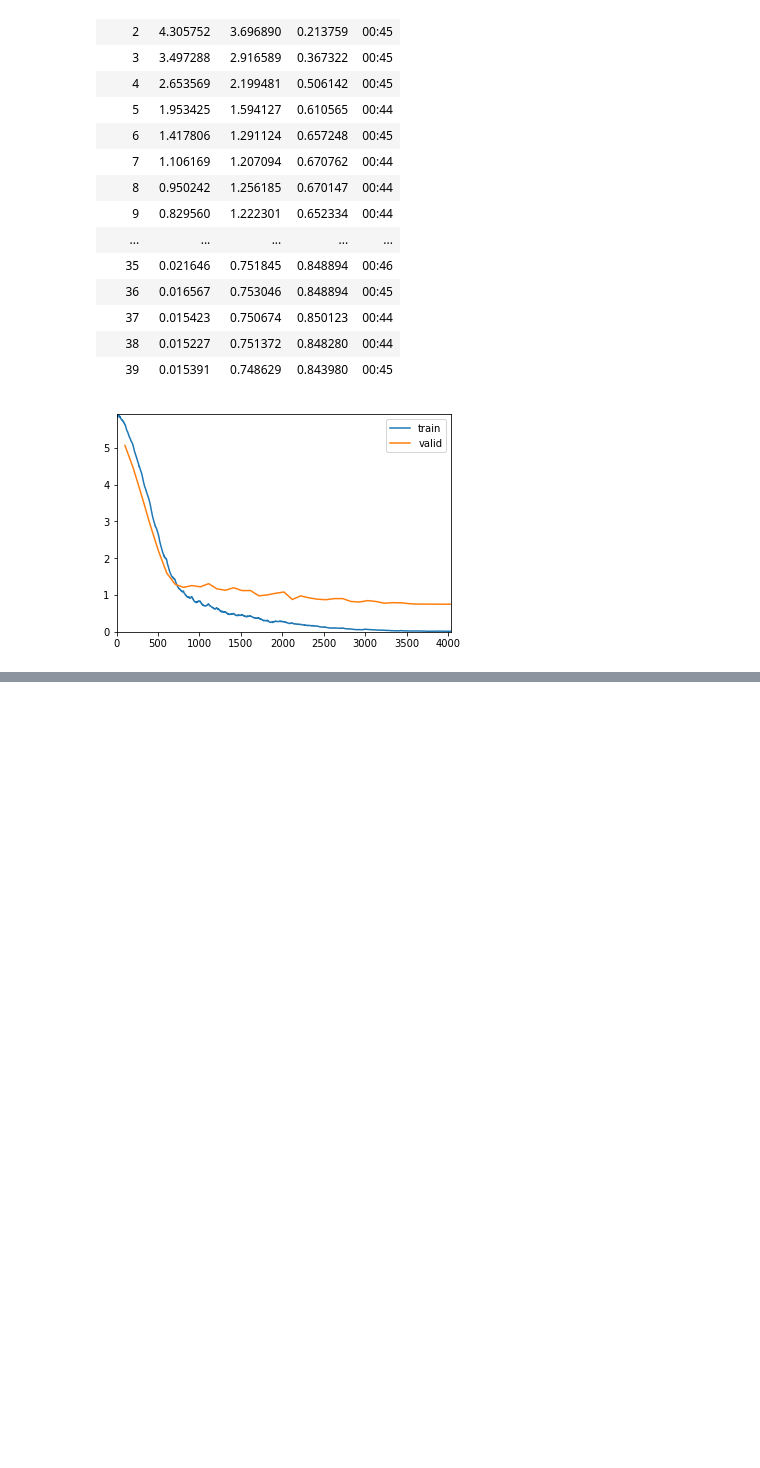
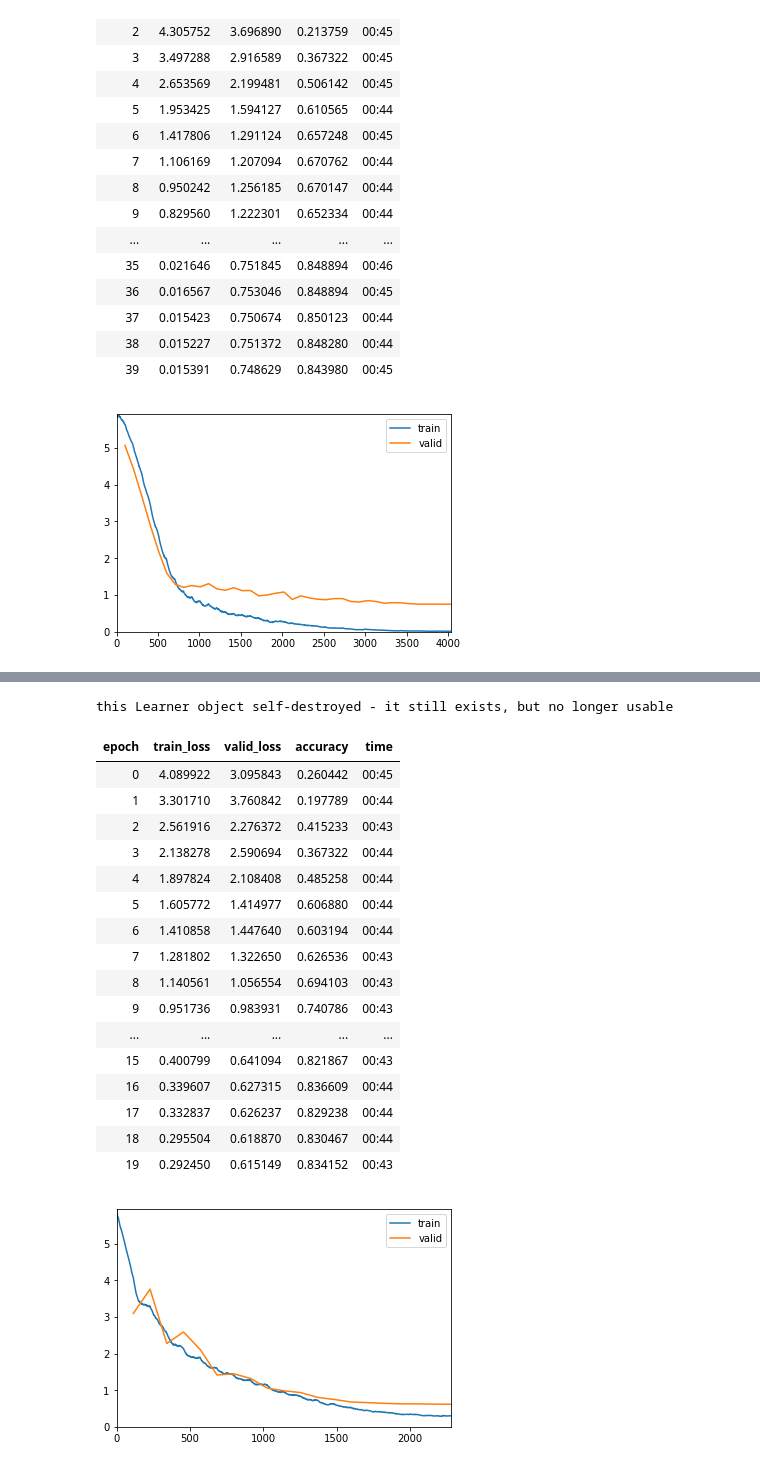
Before and after one commit to zerothphase/ai4sea_cv_challenge, a Jupyter notebook: Resnets.ipynb, the cells around one changed output, grey strips where cells are left out. Saved outputs shown, nothing was run; the diff lists cells and outputs as text; code cells hidden in the pictures; blank space fills up the shorter version.

```diff
--- a/Resnets.ipynb
+++ b/Resnets.ipynb
@@ -296,0 +350,43 @@ learn.save('res50_20epochs_64bs_sz224_wd1e-3_lrslice')
+# %%
+try:
+    learn.destroy()
+    del learn
+    gc.collect()
+except Exception as e:
+    print(e)
+# %% [output]
+this Learner object self-destroyed - it still exists, but no longer usable
+# %%
+tfms = get_transforms(max_zoom=1.05)
+sz = 224    #Squish Resize if a tuple is defined
+bs = 64
+img_data = ImageDataBunch.from_df(train_path, train_df,
+                                  ds_tfms=tfms, size=sz, fn_col=0, label_col=1, valid_pct=0.1, bs=bs)
+img_data_test = ImageDataBunch.from_df(test_path, test_df,
+                                  ds_tfms=None, size=sz, fn_col=0, label_col=1, valid_pct=0., bs=bs)
+# %%
+learn = cnn_learner(img_data, models.resnet50, metrics=[accuracy], loss_func=nn.CrossEntropyLoss(), path='.', callback_fns=ShowGraph)
+learn = learn.to_fp16()
+# %%
+lr = 1e-2
+wd = 1e-3
+learn.fit_one_cycle(20, max_lr=lr, wd=wd, div_factor=10, pct_start=0.1)
+# %% [output]
+| epoch | train_loss | valid_loss | accuracy | time |
+| 0 | 4.089922 | 3.095843 | 0.260442 | 00:45 |
+| 1 | 3.301710 | 3.760842 | 0.197789 | 00:44 |
+| 2 | 2.561916 | 2.276372 | 0.415233 | 00:43 |
+| 3 | 2.138278 | 2.590694 | 0.367322 | 00:44 |
+| 4 | 1.897824 | 2.108408 | 0.485258 | 00:44 |
+| 5 | 1.605772 | 1.414977 | 0.606880 | 00:44 |
+| 6 | 1.410858 | 1.447640 | 0.603194 | 00:44 |
+| 7 | 1.281802 | 1.322650 | 0.626536 | 00:43 |
+| 8 | 1.140561 | 1.056554 | 0.694103 | 00:43 |
+| 9 | 0.951736 | 0.983931 | 0.740786 | 00:43 |
+| ... | ... | ... | ... | ... |
+| 15 | 0.400799 | 0.641094 | 0.821867 | 00:43 |
+| 16 | 0.339607 | 0.627315 | 0.836609 | 00:44 |
+| 17 | 0.332837 | 0.626237 | 0.829238 | 00:44 |
+| 18 | 0.295504 | 0.618870 | 0.830467 | 00:44 |
+| 19 | 0.292450 | 0.615149 | 0.834152 | 00:43 |
+[figure, added]
```
Also changed, not shown: parts of 23 cells of this notebook.
